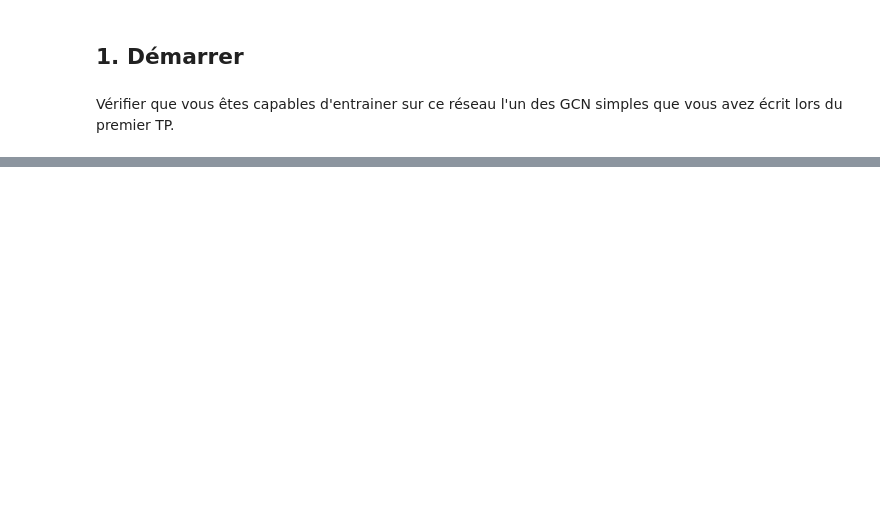
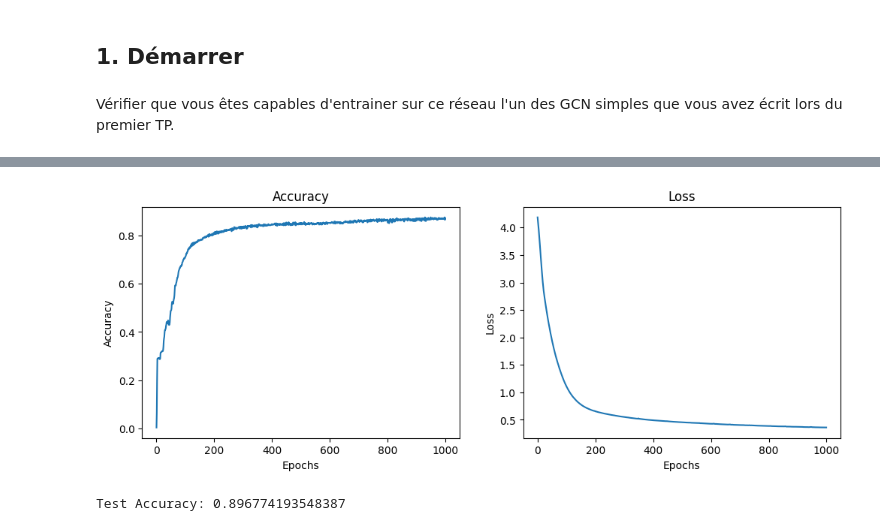
Before and after one commit to axel-colm/M2IA-BIML-GNN-Project, a Jupyter notebook: RAPPORT.ipynb, the cells around one changed output, grey strips where cells are left out. Cells and saved outputs as stored; diff of their text form; code cells hidden in the pictures; blank space fills up the shorter version.

```diff
--- a/RAPPORT.ipynb
+++ b/RAPPORT.ipynb
@@ -231,7 +198,0 @@ Test Accuracy: 0.8835443037974684
-# %%
-from sklearn.metrics import confusion_matrix
-import seaborn as sns
-
-pred = model.predict(data)
-confmat = confusion_matrix(data.y[data.test_mask], pred[data.test_mask])
-sns.heatmap(confmat, annot=True, fmt='g')
@@ -241,12 +198,0 @@ sns.heatmap(confmat, annot=True, fmt='g')
-# %%
-# plot the prediction
-graph = load.load_graphml("dataset/airportsAndCoordAndPop.graphml")
-graph = filter_graph(graph, min_nb_airport=NB_AIRPORTS)
-
-pred = model.predict(data)
-kwargs["node_color"] = pred.numpy()
-kwargs["cmap"] = "tab20"
-kwargs["node_size"] = 1
-kwargs["edge_color"] = "white"
-plot.plot_graph(graph, **kwargs)
-plt.show()
@@ -254,0 +199,59 @@ plt.show()
+# %%
+import numpy as np
+import matplotlib.pyplot as plt
+from sklearn.metrics import confusion_matrix
+import seaborn as sns
+
+
+
+def test(nb_airports):
+    # Try with filters min nb airports by country
+    g = load_graph(min_nb_airport=nb_airports)
+    data = prepare_data(g)
+
+    gcn = GCN(data.num_node_features, 16, data.num_classes)
+    evol_acc, evol_loss = gcn.fit(data, epochs=1000, lr=0.01)
+    acc = gcn.test(data)
+    print(f"\nAccuracy: {acc:.4f}")
+
+    plt.figure(figsize=(12, 4))
+    plt.subplot(1, 2, 1)
+    plt.plot(evol_acc)
+    plt.title("Accuracy")
+    plt.xlabel("Epochs")
+    plt.ylabel("Accuracy")
+
+    plt.subplot(1, 2, 2)
+    plt.plot(evol_loss)
+    plt.title("Loss")
+    plt.xlabel("Epochs")
+    plt.ylabel("Loss")
+
+    plt.show()
+
+    # display the test accuracy
+    acc = gcn.test(data)
+    print(f"Test Accuracy: {acc}")
+
+    pred = gcn.predict(data)
+    confmat = confusion_matrix(data.y, pred)
+    sns.heatmap(confmat, annot=False, fmt='g')
+
+    pred = gcn.predict(data)
+    pos = {node: (g.nodes[node]["lon"], g.nodes[node]["lat"]) for node in g.nodes}
+    kwargs = {
+        "pos": pos,
+        "node_size": 5,
+        "cmap": "tab20",
+        "node_color": pred.numpy(),
+        "edge_color": "white",
+        "with_labels": False,
+
+    }
+    plt.figure(figsize=(12, 7))
+    plt.title("Airports")
+    nx.draw(g, **kwargs)
+    plt.show()
+
+test(10)
+# %% [output]
@@ -254,0 +260,2 @@ plt.show()
+[figure, added]
+Test Accuracy: 0.896774193548387
```
Also changed, not shown: parts of 11 cells of this notebook, 27 other files.
